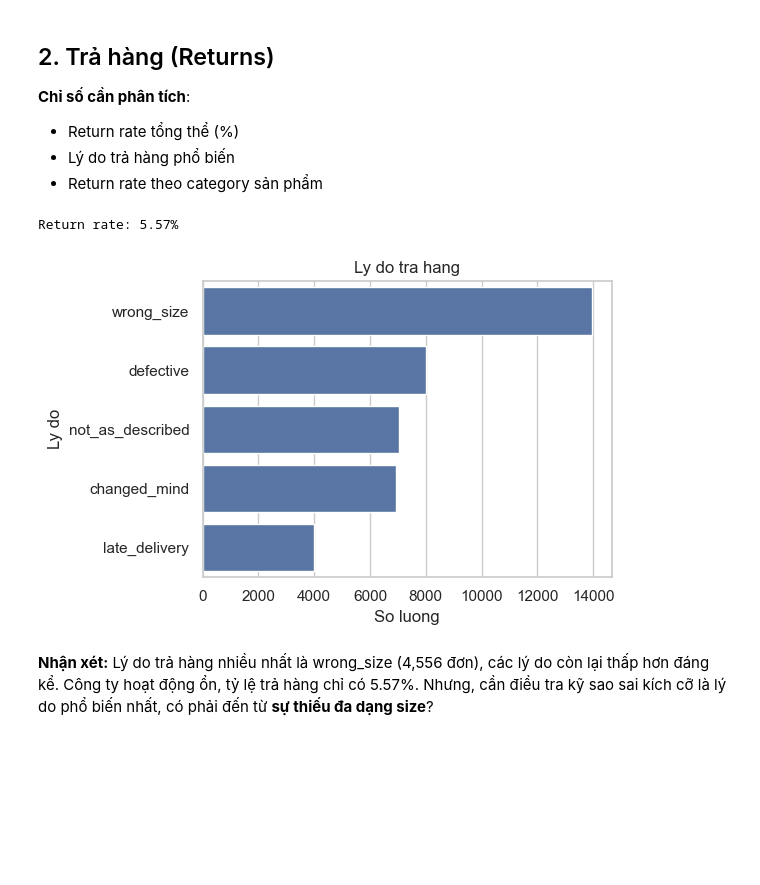
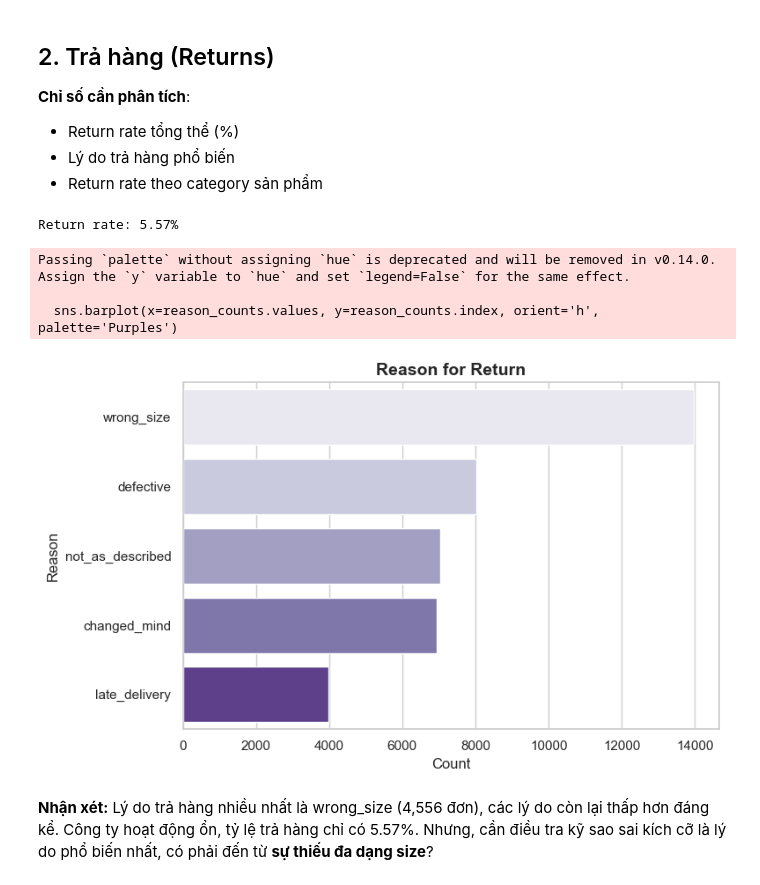
Before and after one commit to huydt11502/revenue_forecast_ecommerce, a Jupyter notebook: notebooks/04_eda_operations.ipynb, the cells around one changed output. Saved outputs shown, nothing was run; the diff lists cells and outputs as text; code cells hidden in the pictures; blank space fills up the shorter version.

```diff
--- a/notebooks/04_eda_operations.ipynb
+++ b/notebooks/04_eda_operations.ipynb
@@ -20,7 +20,7 @@ from src.data_loader import load_processed
 from pathlib import Path
 
 FIG_DIR = Path('../outputs/figures/eda')
-sns.set_theme(style='whitegrid')
+sns.set_theme(style='whitegrid', palette='Purples_r')
 %matplotlib inline
 # %%
 shipments = load_processed('shipments_clean.csv')
@@ -417,23 +126,26 @@ plt.show()
 # %%
 # 1) Ly do tra hang
 ret = returns.copy()
 ret['return_date'] = pd.to_datetime(ret['return_date'])
 reason_counts = ret['return_reason'].value_counts()
 
 total_orders = orders['order_id'].nunique()
 return_rate = ret['order_id'].nunique() / total_orders * 100
 print(f"Return rate: {return_rate:.2f}%")
 
-plt.figure(figsize=(6, 4))
-sns.barplot(x=reason_counts.values, y=reason_counts.index, orient='h')
-plt.title('Ly do tra hang')
-plt.xlabel('So luong')
-plt.ylabel('Ly do')
+plt.figure(figsize=(8, 5))
+sns.barplot(x=reason_counts.values, y=reason_counts.index, orient='h', palette='Purples')
+plt.title('Reason for Return', fontsize=14, weight='bold')
+plt.xlabel('Count')
+plt.ylabel('Reason')
 plt.tight_layout()
 plt.show()
 # %% [output]
 Return rate: 5.57%
+Passing `palette` without assigning `hue` is deprecated and will be removed in v0.14.0. Assign the `y` variable to `hue` and set `legend=False` for the same effect.
+
+  sns.barplot(x=reason_counts.values, y=reason_counts.index, orient='h', palette='Purples')
-[figure, old version]
+[figure, new version]
 # %% [markdown]
 **Nhận xét:** Lý do trả hàng nhiều nhất là wrong_size (4,556 đơn), các lý do còn lại thấp hơn đáng kể. Công ty hoạt động ổn, tỷ lệ trả hàng chỉ có 5.57%. Nhưng, cần điều tra kỹ sao sai kích cỡ là lý do phổ biến nhất, có phải đến từ **sự thiếu đa dạng size**?
 # %%
```
Also changed, not shown: parts of 27 cells of this notebook, 1 other file.
